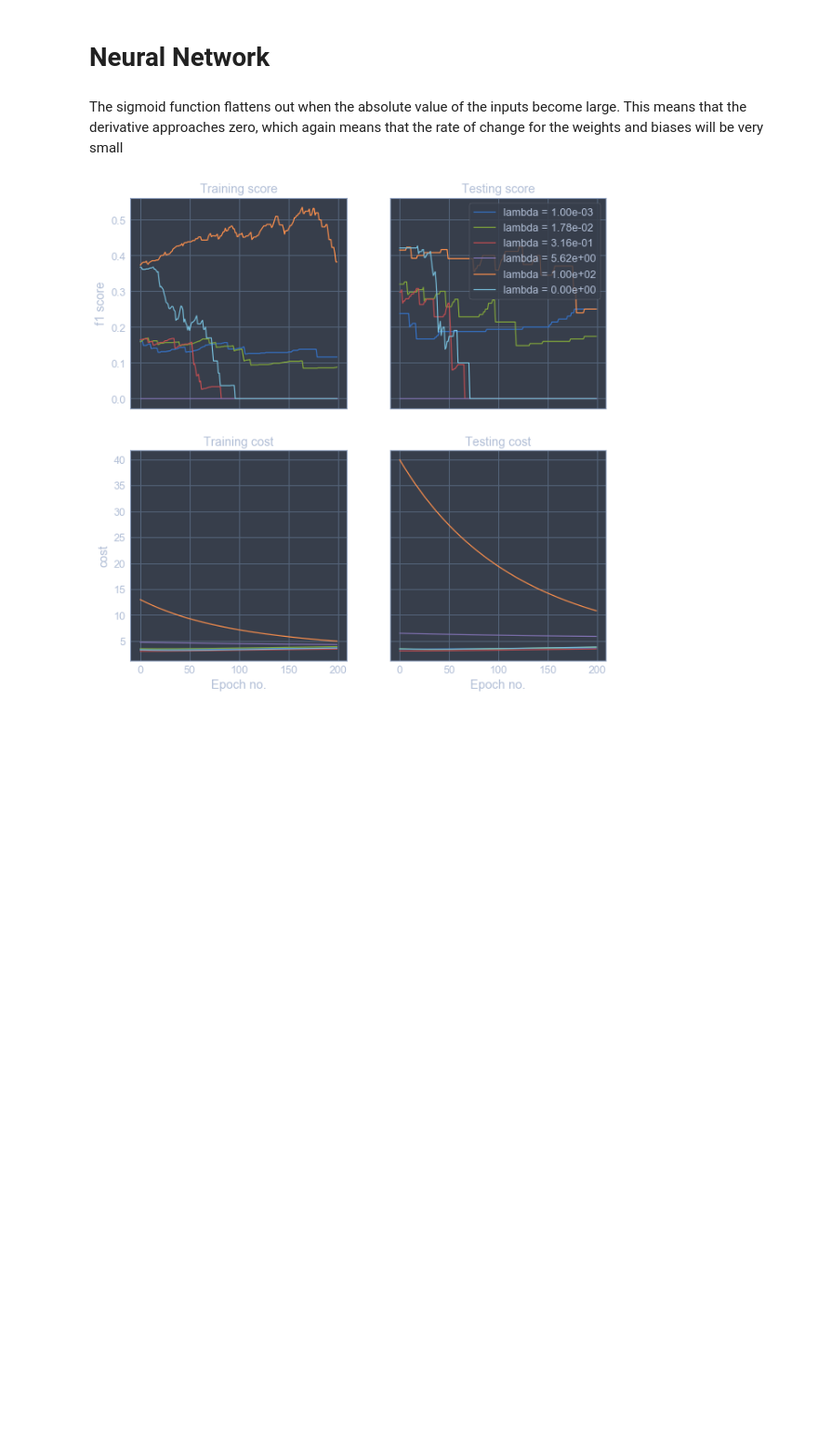
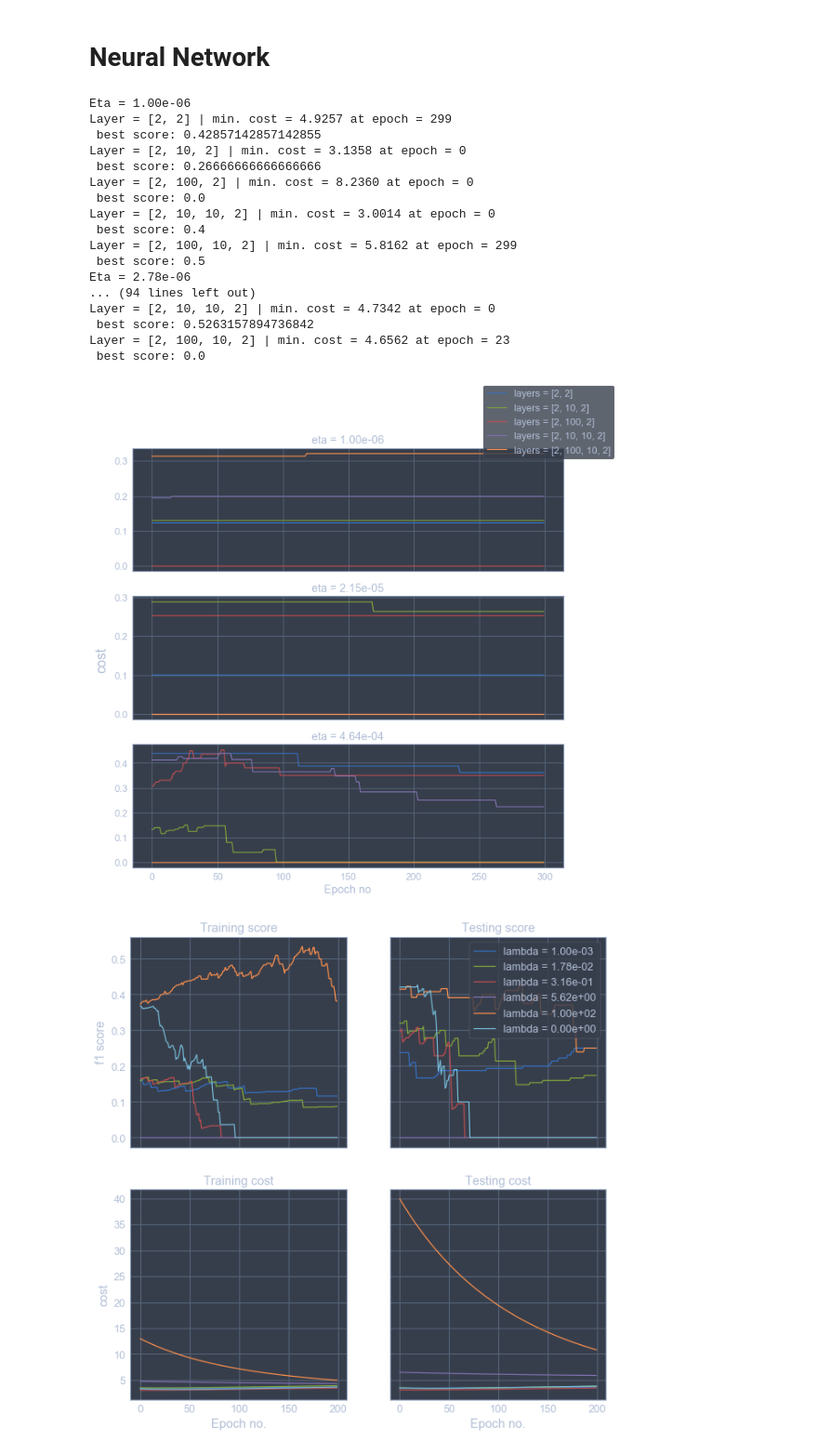
Before and after one commit to casparwb/logreg-neuralnets, a Jupyter notebook: code.ipynb, the cells around one changed output. Shown: that part at 93% size. Cells and saved outputs as stored; diff of their text form; code cells hidden in the pictures; blank space fills up the shorter version.

```diff
--- a/code.ipynb
+++ b/code.ipynb
@@ -644,8 +611,6 @@ def quadratic_cost_prime(o, y, z):
 
 crossentropy = (cross_entropy, cross_entropy_prime)
 quadraticcost = (quadratic_cost, quadratic_cost_prime)
-# %% [markdown]
-The sigmoid function flattens out when the absolute value of the inputs become large. This means that the derivative approaches zero, which again means that the rate of change for the weights and biases will be very small
 # %%
 def creditcard_neuralnet():
     import time
@@ -705,37 +670,55 @@ creditcard_neuralnet()
 # %%
 testErrors, testScores = np.load("neuralnet_etas_test.npy")
 trainErrors, trainScores = np.load("neuralnet_etas_train.npy")
 times = np.load("neuralnet_times_new.npy")
 
-etas = np.logspace(-3, -1, 10)
-layers = [[2, 2], [2, 10, 2], [2, 25, 2], [2, 10, 10, 2], [2, 25, 10, 2]]
+etas = np.logspace(-6, -2, 10)
+layers = [[2, 2], [2, 10, 2], [2, 100, 2], [2, 10, 10, 2], [2, 100, 10, 2]]
 
-print(training.shape)
 
 #fig, (ax1, ax2) = plt.subplots(1, 2, figsize=(13, 5))
 fig, (ax1, ax2, ax3) = plt.subplots(3, 1, figsize=(10, 10), sharex=True)
 epochss = np.arange(0, 300)
 for i in range(len(layers)):
     #ax1.plot(np.arange(0, 300), testing[i,5])
     #ax2.plot(np.arange(0, 300), training[i,5])
-    ax1.plot(epochss, trainErrors[i,0])
-    ax2.plot(epochss, trainErrors[i,3])
-    ax3.plot(epochss, trainErrors[i,6], label=f"layers = {layers[i]}")
+    ax1.plot(epochss, trainScores[i,0])
+    ax2.plot(epochss, trainScores[i,3])
+    ax3.plot(epochss, trainScores[i,6], label=f"layers = {layers[i]}")
 
 fig.legend()
 ax1.set_title(f"eta = {etas[0]:.2e}")
 ax2.set_title(f"eta = {etas[3]:.2e}")
 ax3.set_title(f"eta = {etas[6]:.2e}")
 
 
 ax3.set_xlabel("Epoch no")
 fig.text(0.07, 0.5, 'cost', ha='center', va='center', rotation='vertical', fontsize=18)
 
 
 for i in range(len(etas)):
     print(f"Eta = {etas[i]:.2e}")
     for j in range(len(layers)):
         print(f"Layer = {layers[j]} | min. cost = {np.min(trainErrors[j, i]):.4f} at epoch = {np.argmin(trainErrors[j,i])} \n best score: {np.max(testScores[j,i])}")
+# %% [output]
+Eta = 1.00e-06
+Layer = [2, 2] | min. cost = 4.9257 at epoch = 299
+ best score: 0.42857142857142855
+Layer = [2, 10, 2] | min. cost = 3.1358 at epoch = 0
+ best score: 0.26666666666666666
+Layer = [2, 100, 2] | min. cost = 8.2360 at epoch = 0
+ best score: 0.0
+Layer = [2, 10, 10, 2] | min. cost = 3.0014 at epoch = 0
+ best score: 0.4
+Layer = [2, 100, 10, 2] | min. cost = 5.8162 at epoch = 299
+ best score: 0.5
+Eta = 2.78e-06
+... (94 lines left out)
+Layer = [2, 10, 10, 2] | min. cost = 4.7342 at epoch = 0
+ best score: 0.5263157894736842
+Layer = [2, 100, 10, 2] | min. cost = 4.6562 at epoch = 23
+ best score: 0.0
+[figure, added]
 # %%
 def study_overfitting():
 
```
Also changed, not shown: parts of 12 cells of this notebook, 5 other files.
